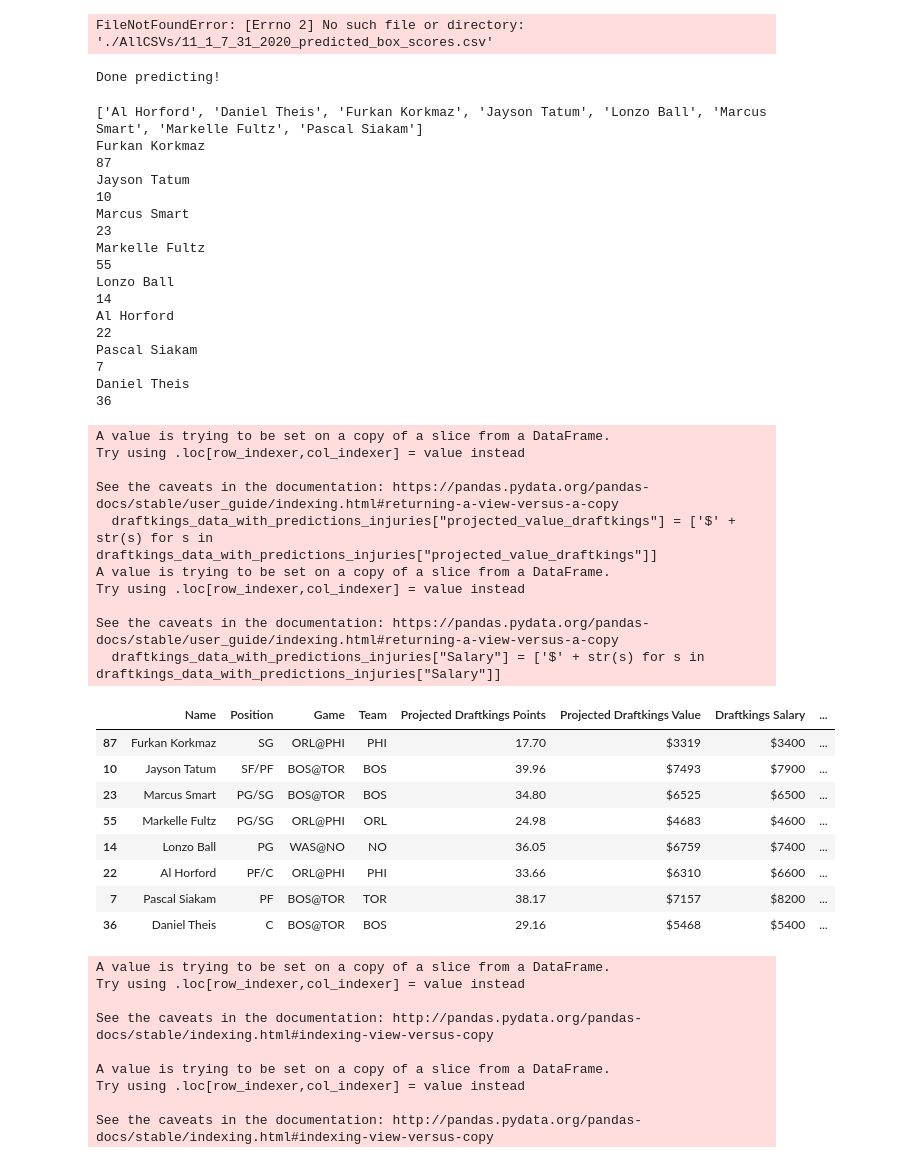
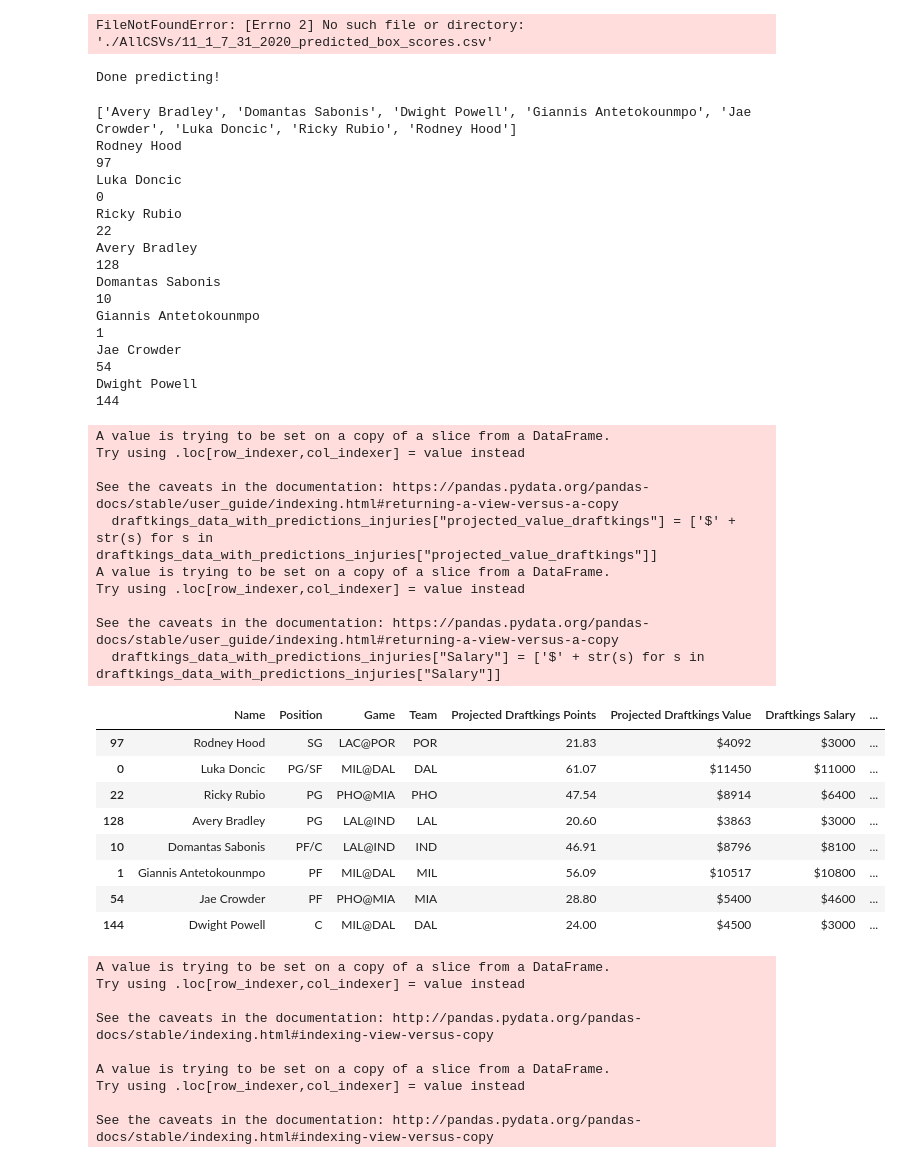
Before and after one commit to Shaviv-Hoffman-Lowitz/Sports-Analytics-Group-at-Berkeley-Machine-Learning-Project, a Jupyter notebook: final_model.ipynb, the cells around one changed output. Cells and saved outputs as stored; diff of their text form; code cells hidden in the pictures.

```diff
--- a/final_model.ipynb
+++ b/final_model.ipynb
@@ -960,61 +960,63 @@ def optimal_lineup_draftkings_games(game_date, predictions, draftkings_csv, play
                 injury_indicators.append(fanduel_statlines.loc[n, "Injury Indicator"])
                 injury_details.append(fanduel_statlines.loc[n, "Injury Details"])
             elif lineup_return.loc[i, "Name"] in punctuation_names.keys():
                 if punctuation_names[lineup_return.loc[i, "Name"]] == fanduel_statline.loc[n, "Name"]:
                     print(i)
                     injury_indicators.append(fanduel_statlines.loc[n, "Injury Indicator"])
                     injury_details.append(fanduel_statlines.loc[n, "Injury Details"])
     lineup_return["Injury Indicator"] = injury_indicators
     lineup_return["Injury Details"] = injury_details
 
     lineup_return.to_csv("./AllCSVs/optimal_draftkings_lineup_" + str(game_date.month) + "_" + str(game_date.day) + "_" + str(game_date.year) + ".csv")
     return csv_return_dfs, csv_return_projections, lineup_return
 
-preds = pd.read_csv("./AllCSVs/predictions_for_08_07_2020_unplayed.csv")
+preds = pd.read_csv("./AllCSVs/predictions_for_08_08_2020_unplayed.csv")
+preds = preds[~(preds["name"] == "Kyle Alexander")]
+preds.to_csv("./AllCSVs/predictions_for_08_08_2020_unplayed.csv")
 
-fd_csv = "./AllCSVs/FanDuel-NBA-2020-08-07-47833-players-list.csv"
+fd_csv = "./AllCSVs/FanDuel-NBA-2020-08-08-47893-players-list.csv"
 
-dk_csv = "./AllCSVs/DKSalaries_08072020.csv"
+dk_csv = "./AllCSVs/DKSalaries_08082020.csv"
 
-optimal_lineup_draftkings_games(datetime(2020, 8, 7), preds, dk_csv, ["Serge Ibaka", "Bradley Beal", "Kyrie Irving", "Spencer Dinwiddie", "DeAndre Jordan", "Marvin Bagley III", "Alex Len", "Davis Bertans", "Domantas Sabonis"])[2]
+optimal_lineup_draftkings_games(datetime(2020, 8, 8), preds, dk_csv, ["Alex Caruso", "LeBron James", "Trevor Ariza", "Jimmy Butler", "Jeremy Lamb", "Domantas Sabonis", "Jeremy L"])[2]
 # %% [output]
 Done predicting!
-['Al Horford', 'Daniel Theis', 'Furkan Korkmaz', 'Jayson Tatum', 'Lonzo Ball', 'Marcus Smart', 'Markelle Fultz', 'Pascal Siakam']
-Furkan Korkmaz
-87
-Jayson Tatum
+['Avery Bradley', 'Domantas Sabonis', 'Dwight Powell', 'Giannis Antetokounmpo', 'Jae Crowder', 'Luka Doncic', 'Ricky Rubio', 'Rodney Hood']
+Rodney Hood
+97
+Luka Doncic
+0
+Ricky Rubio
+22
+Avery Bradley
+128
+Domantas Sabonis
 10
-Marcus Smart
-23
-Markelle Fultz
-55
-Lonzo Ball
-14
-Al Horford
-22
-Pascal Siakam
-7
-Daniel Theis
-36
+Giannis Antetokounmpo
+1
+Jae Crowder
+54
+Dwight Powell
+144
 A value is trying to be set on a copy of a slice from a DataFrame.
 Try using .loc[row_indexer,col_indexer] = value instead
 
 See the caveats in the documentation: https://pandas.pydata.org/pandas-docs/stable/user_guide/indexing.html#returning-a-view-versus-a-copy
   draftkings_data_with_predictions_injuries["projected_value_draftkings"] = ['$' + str(s) for s in draftkings_data_with_predictions_injuries["projected_value_draftkings"]]
 A value is trying to be set on a copy of a slice from a DataFrame.
 Try using .loc[row_indexer,col_indexer] = value instead
 
 See the caveats in the documentation: https://pandas.pydata.org/pandas-docs/stable/user_guide/indexing.html#returning-a-view-versus-a-copy
   draftkings_data_with_predictions_injuries["Salary"] = ['$' + str(s) for s in draftkings_data_with_predictions_injuries["Salary"]]
 |  | Name | Position | Game | Team | Projected Draftkings Points | Projected Draftkings Value | Draftkings Salary | ... |
-| 87 | Furkan Korkmaz | SG | ORL@PHI | PHI | 17.70 | $3319 | $3400 | ... |
-| 10 | Jayson Tatum | SF/PF | BOS@TOR | BOS | 39.96 | $7493 | $7900 | ... |
-| 23 | Marcus Smart | PG/SG | BOS@TOR | BOS | 34.80 | $6525 | $6500 | ... |
-| 55 | Markelle Fultz | PG/SG | ORL@PHI | ORL | 24.98 | $4683 | $4600 | ... |
-| 14 | Lonzo Ball | PG | WAS@NO | NO | 36.05 | $6759 | $7400 | ... |
-| 22 | Al Horford | PF/C | ORL@PHI | PHI | 33.66 | $6310 | $6600 | ... |
-| 7 | Pascal Siakam | PF | BOS@TOR | TOR | 38.17 | $7157 | $8200 | ... |
-| 36 | Daniel Theis | C | BOS@TOR | BOS | 29.16 | $5468 | $5400 | ... |
+| 97 | Rodney Hood | SG | LAC@POR | POR | 21.83 | $4092 | $3000 | ... |
+| 0 | Luka Doncic | PG/SF | MIL@DAL | DAL | 61.07 | $11450 | $11000 | ... |
+| 22 | Ricky Rubio | PG | PHO@MIA | PHO | 47.54 | $8914 | $6400 | ... |
+| 128 | Avery Bradley | PG | LAL@IND | LAL | 20.60 | $3863 | $3000 | ... |
+| 10 | Domantas Sabonis | PF/C | LAL@IND | IND | 46.91 | $8796 | $8100 | ... |
+| 1 | Giannis Antetokounmpo | PF | MIL@DAL | MIL | 56.09 | $10517 | $10800 | ... |
+| 54 | Jae Crowder | PF | PHO@MIA | MIA | 28.80 | $5400 | $4600 | ... |
+| 144 | Dwight Powell | C | MIL@DAL | DAL | 24.00 | $4500 | $3000 | ... |
 # %%
 def regression_by_sample(start_date, end_date, sample_size, weight):
     full_df = box_scores_for_range_of_days(start_date, end_date)
```
Also changed, not shown: parts of 2 cells of this notebook, 12 other files.
